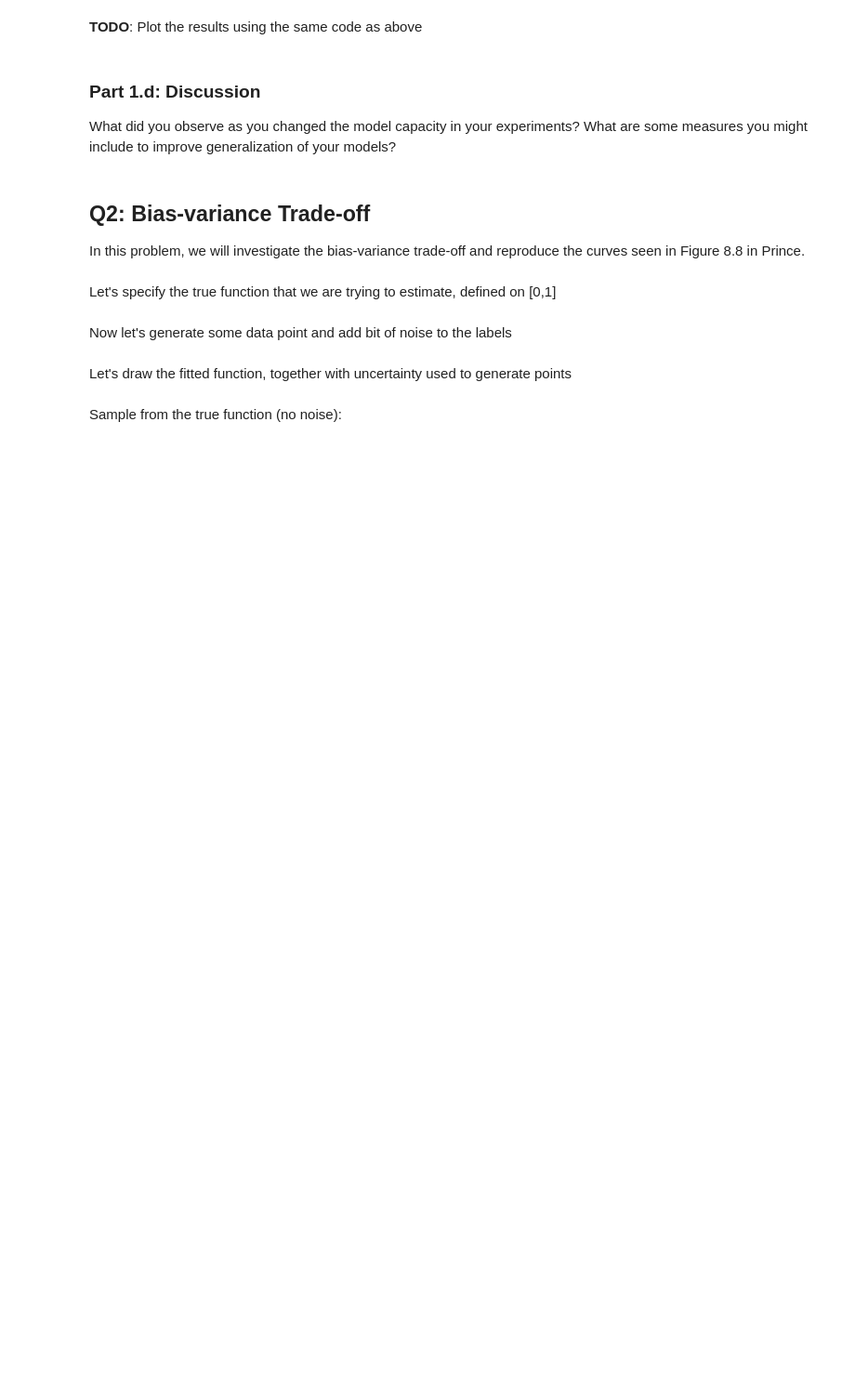
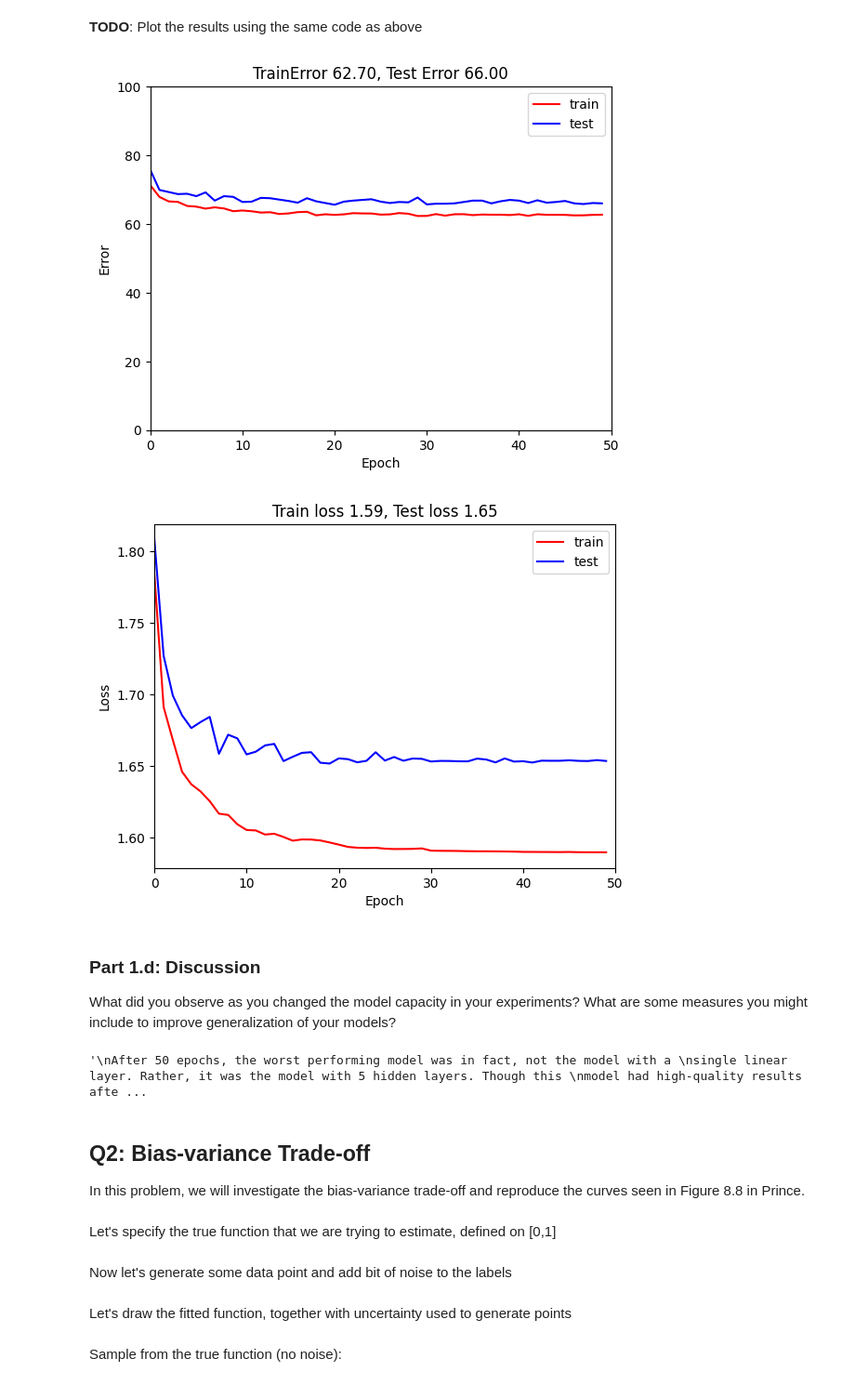
Before and after one commit to nriceusa/byu-cs474, a Jupyter notebook: lab5_generalization.ipynb, the cells around one changed output. Shown at 93% size. Cells and saved outputs as stored; diff of their text form; code cells hidden in the pictures; blank space fills up the shorter version.

```diff
--- a/lab5_generalization.ipynb
+++ b/lab5_generalization.ipynb
@@ -295,0 +294,7 @@ Let's run one last experiment, this time with a simple linear model with **NO**
+# %%
+# Your code here
+model_c = nn.Sequential(
+    nn.Linear(D_i, D_o)
+)
+
+model_c.apply(weights_init)
@@ -297,3 +306,4 @@ Let's run one last experiment, this time with a simple linear model with **NO**
 **TODO**: Train the model using the same code as above
 # %%
 # Your code here
+errors_train_c, errors_test_c, losses_train_c, losses_test_c = train_model(model_c, data_loader, n_epoch=50)
@@ -301,6 +329,10 @@ Let's run one last experiment, this time with a simple linear model with **NO**
 **TODO**: Plot the results using the same code as above
 # %%
 # Your code here
+plot_results(errors_train_c, errors_test_c, losses_train_c, losses_test_c, n_epoch=50)
+# %% [output]
+[figure, added]
+[figure, added]
 # %% [markdown]
 ### Part 1.d: Discussion
 What did you observe as you changed the model capacity in your experiments? What are some measures you might include to improve generalization of your models?
@@ -309,3 +339,17 @@ What did you observe as you changed the model capacity in your experiments? What
+# %%
+# Your response here
+
+"""
+After 50 epochs, the worst performing model was in fact, not the model with a
+single linear layer. Rather, it was the model with 5 hidden layers. Though this
+model had high-quality results after about 10 epochs, it quickly began to
+overfit. Though all three of the models had pretty consistent error rates, and
+though the models with more parameters consistently had lower error rates, it
+appears that there is a direct correlation between a models number of hidden
+units and its propensity to overfit.
+"""
+# %% [output]
+'\nAfter 50 epochs, the worst performing model was in fact, not the model with a \nsingle linear layer. Rather, it was the model with 5 hidden layers. Though this \nmodel had high-quality results afte ...
 # %% [markdown]
 ## Q2:  Bias-variance Trade-off
 
```
Also changed, not shown: parts of 6 cells of this notebook.
